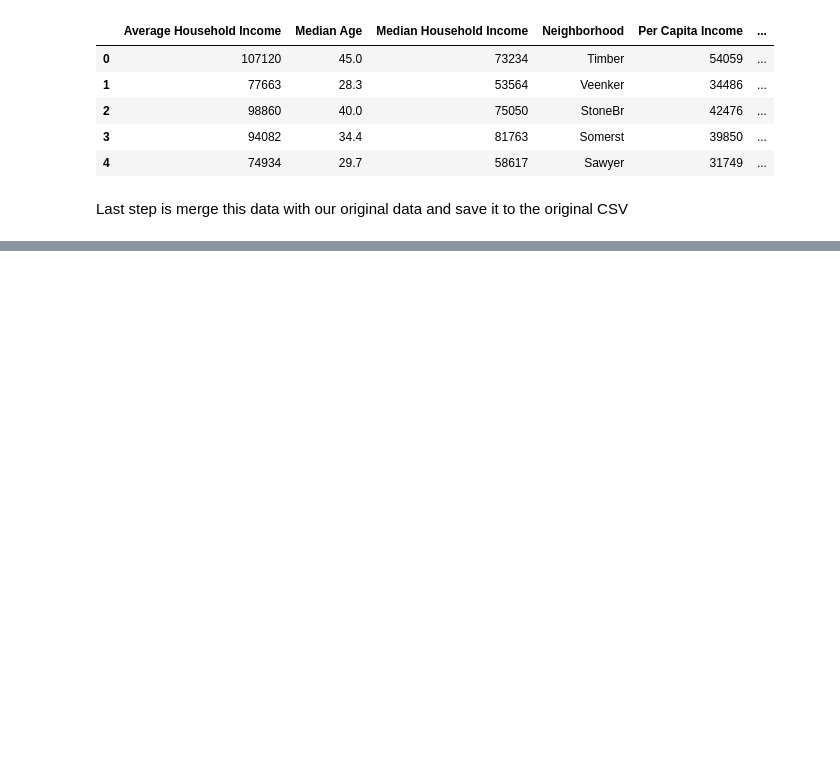
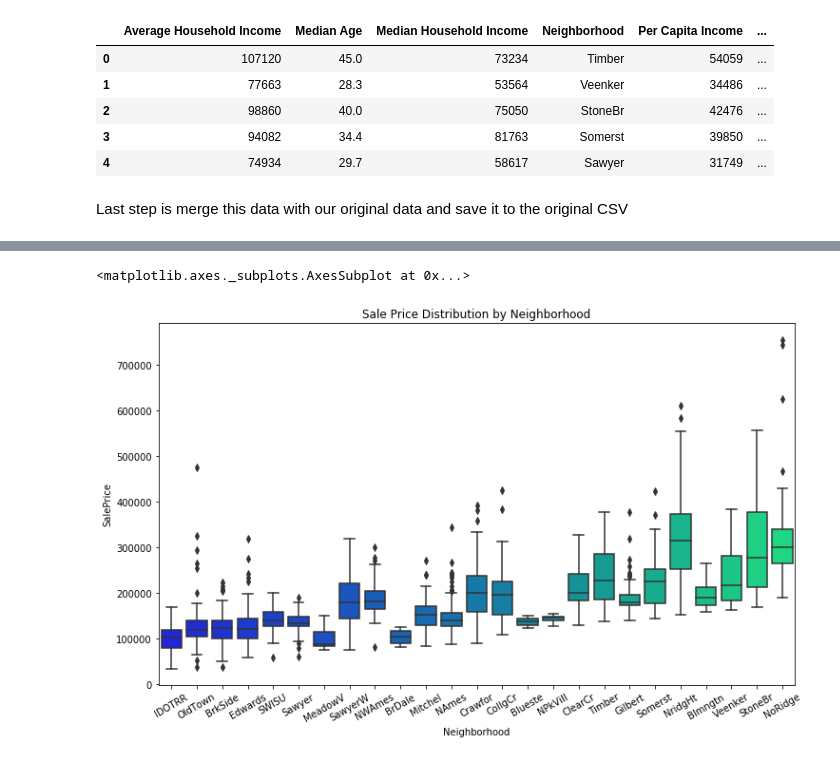
Before and after one commit to aungshumaan/MachineLearning_Housing, a Jupyter notebook: Nacho/GIS Feature Engineering.ipynb, the cells around one changed output, grey strips where cells are left out. Drawn from its saved outputs; the diff is of its cells as text; code cells hidden in the pictures; blank space fills up the shorter version.

```diff
--- a/Nacho/GIS Feature Engineering.ipynb
+++ b/Nacho/GIS Feature Engineering.ipynb
@@ -119,0 +163,15 @@ test_enriched.to_csv('test_enriched.csv')
+# %%
+#We will import this data and add it to the data frame and add a box plot to see how it relates to the variable neighborhood
+
+import geopandas
+
+#we read the data and will add the neighborhood name to the cluster dataframe
+Neighborhoods_cluster_df = geopandas.read_file(r'C:\Users\natxo\Documents\Local GIS\1_GIS_AMES\GIS_AMES\Neighborhoods_cluster.shp')
+
+#export this data to a df
+Neighborhoods_cluster_df.to_csv('Neighborhoods_cluster.csv')
+
+#did the join in excel and bring back teh file
+Neighborhoods_cluster = pd.read_csv('Neighborhoods_cluster_name.csv')
+
+Neighborhoods_cluster.head()
@@ -119,0 +185,17 @@ test_enriched.to_csv('test_enriched.csv')
+# %%
+#Lets add this data to our CSVs
+
+#Merge data and export to our original file for train and test
+train_enriched = train.merge(Neighborhoods_cluster, on='Neighborhood')
+#drop teh extra columns
+train_enriched.drop(['SOURCE_ID','S16_BUS','PCI_CY', 'MEDAGE_CY', 'TOTPOP_CY', 'IS_SEED', 'geometry', 'Unnamed: 0'], inplace=True, axis=1)
+train_enriched = train_enriched.rename(index=str, columns={"CLUSTER_ID": 'GIS Cluster (K-means)'})
+train_enriched.to_csv('train_enriched.csv')
+
+
+test_enriched = test.merge(Neighborhoods_cluster, on='Neighborhood')
+test_enriched.drop(['SOURCE_ID','S16_BUS','PCI_CY', 'MEDAGE_CY', 'TOTPOP_CY', 'IS_SEED', 'geometry', 'Unnamed: 0'], inplace=True, axis=1)
+test_enriched = test_enriched.rename(index=str, columns={"CLUSTER_ID": 'GIS Cluster (K-means)'})
+test_enriched.to_csv('test_enriched.csv')
+
+train_enriched.head()
@@ -119,0 +210,11 @@ test_enriched.to_csv('test_enriched.csv')
+# %%
+#Lets visualize the relation between both variables Neighborhood Cluester and sale price
+
+plt.figure(figsize=(12, 7))
+n = sns.boxplot(x='Neighborhood', y='SalePrice', data=train_enriched, palette='winter', )
+n.set_xticklabels(train_enriched.Neighborhood.unique(), rotation = 30)
+n.set_title('Sale Price Distribution by Neighborhood')
+n
+# %% [output]
+<matplotlib.axes._subplots.AxesSubplot at 0x...>
+[figure, added]
```
Also changed, not shown: parts of 11 cells of this notebook, 12 other files.
